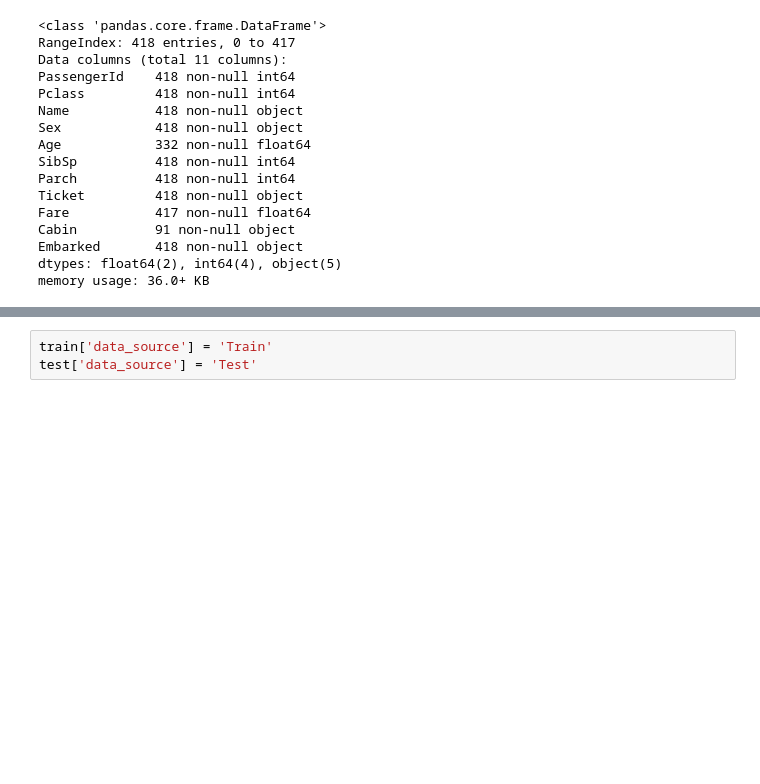
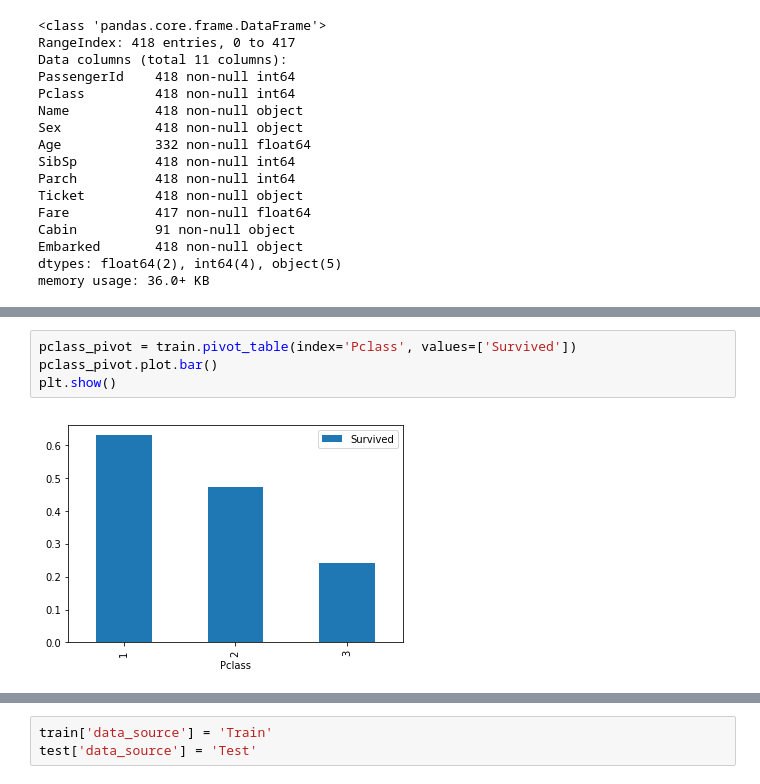
Before and after one commit to nagaraj-h/kaggle-titanic, a Jupyter notebook: titanic.ipynb, the cells around one changed output, grey strips where cells are left out. Saved outputs shown, nothing was run; the diff lists cells and outputs as text; blank space fills up the shorter version.

```diff
--- a/titanic.ipynb
+++ b/titanic.ipynb
@@ -69,0 +76,6 @@ memory usage: 36.0+ KB
+# %%
+pclass_pivot = train.pivot_table(index='Pclass', values=['Survived'])
+pclass_pivot.plot.bar()
+plt.show()
+# %% [output]
+[figure, added]
```
Also changed, not shown: parts of 6 cells of this notebook, 6 other files.
